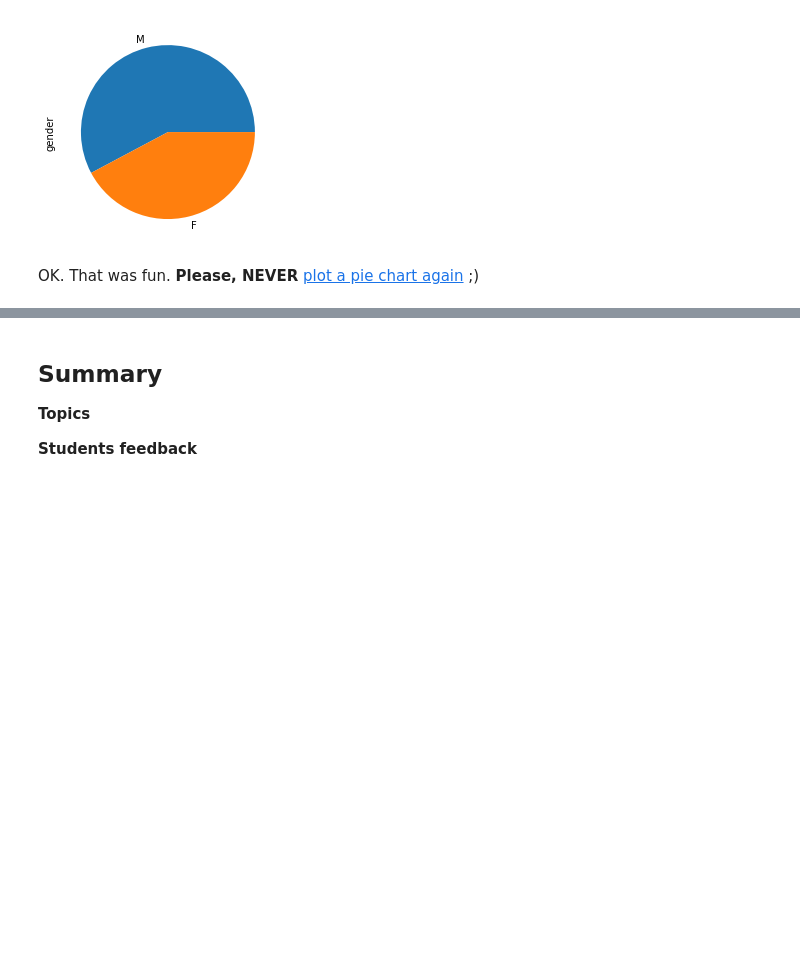
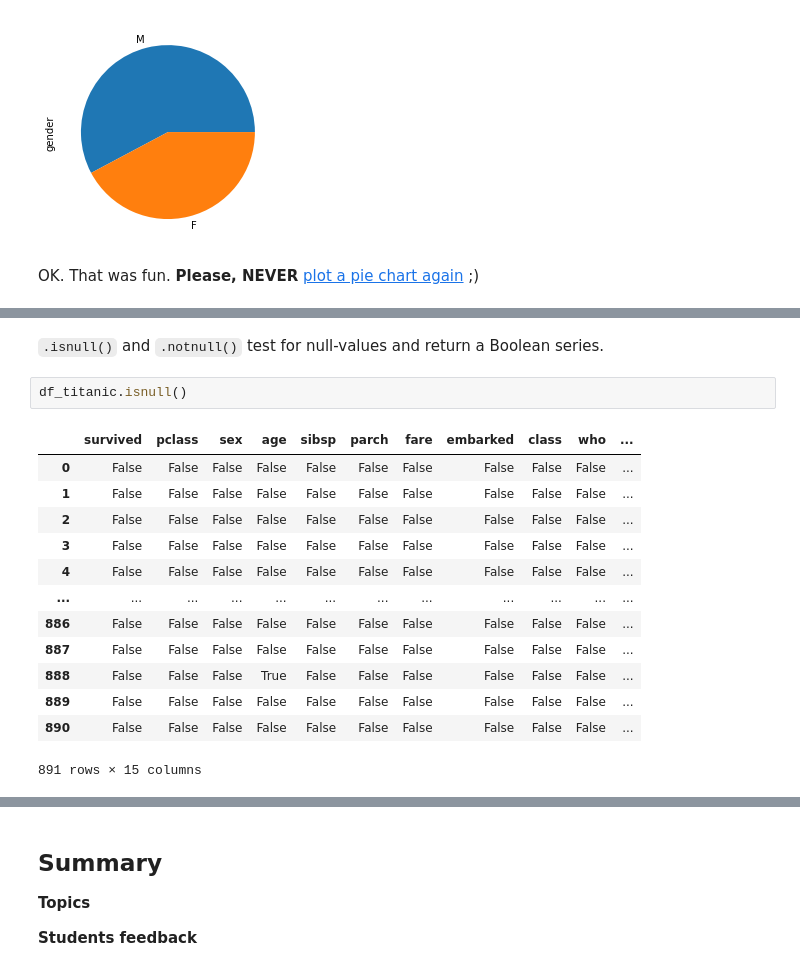
Before and after one commit to sheriffff/teaching-ironhack-data-madrid-2020, a Jupyter notebook: week_02/03-introduction-to-pandas.ipynb, the cells around one changed output, grey strips where cells are left out. Drawn from its saved outputs; the diff is of its cells as text; blank space fills up the shorter version.

```diff
--- a/week_02/03-introduction-to-pandas.ipynb
+++ b/week_02/03-introduction-to-pandas.ipynb
@@ -533,0 +733,18 @@ OK. That was fun. **Please, NEVER** [plot a pie chart again](https://www.geckobo
+# %% [markdown]
+`.isnull()` and `.notnull()` test for null-values and return a Boolean series.
+# %%
+df_titanic.isnull()
+# %% [output]
+|  | survived | pclass | sex | age | sibsp | parch | fare | embarked | class | who | ... |
+| 0 | False | False | False | False | False | False | False | False | False | False | ... |
+| 1 | False | False | False | False | False | False | False | False | False | False | ... |
+| 2 | False | False | False | False | False | False | False | False | False | False | ... |
+| 3 | False | False | False | False | False | False | False | False | False | False | ... |
+| 4 | False | False | False | False | False | False | False | False | False | False | ... |
+| ... | ... | ... | ... | ... | ... | ... | ... | ... | ... | ... | ... |
+| 886 | False | False | False | False | False | False | False | False | False | False | ... |
+| 887 | False | False | False | False | False | False | False | False | False | False | ... |
+| 888 | False | False | False | True | False | False | False | False | False | False | ... |
+| 889 | False | False | False | False | False | False | False | False | False | False | ... |
+| 890 | False | False | False | False | False | False | False | False | False | False | ... |
+891 rows × 15 columns
```
Also changed, not shown: parts of 77 cells of this notebook.
